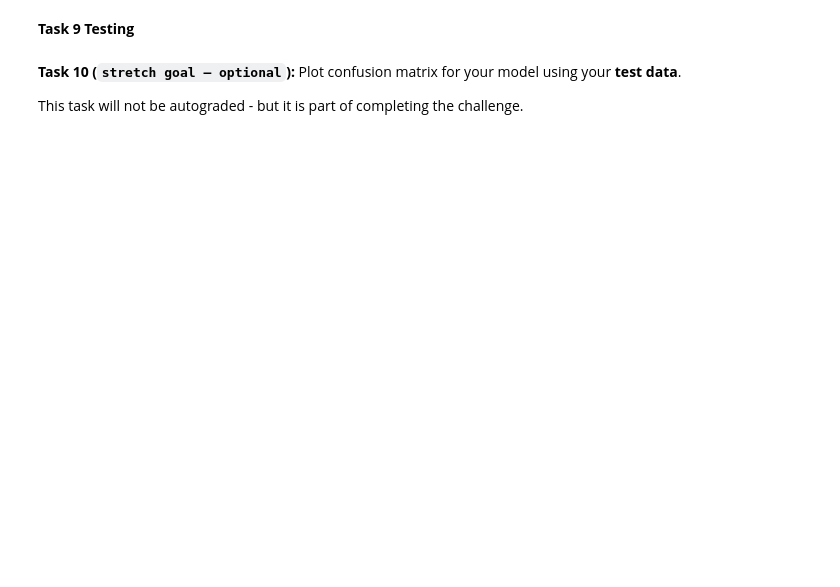
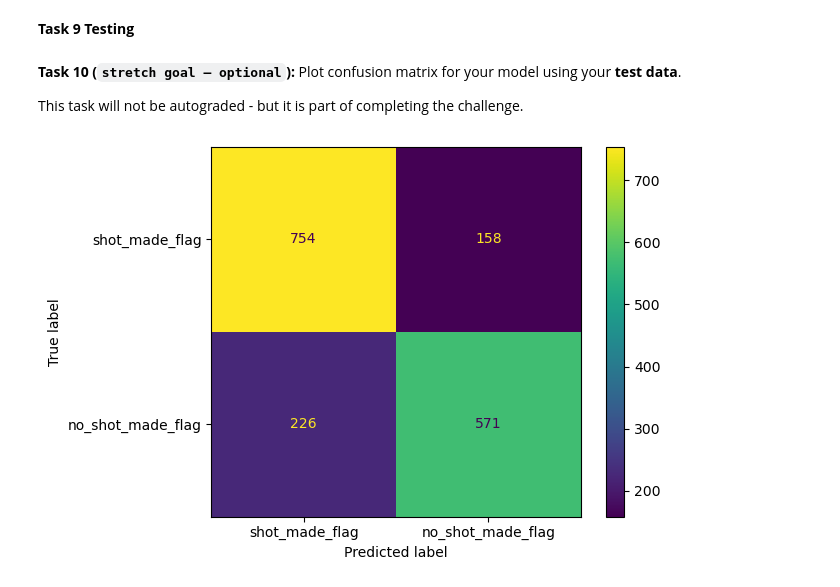
Before and after one commit to ayebaishmo/Curry-s-Shots, a Jupyter notebook: sprint_challenge/DS_Sprint_Challenge_22.ipynb, the cells around one changed output. Saved outputs shown, nothing was run; the diff lists cells and outputs as text; code cells hidden in the pictures; blank space fills up the shorter version.

Commit message:
Plotted the confusion matrix

```diff
--- a/sprint_challenge/DS_Sprint_Challenge_22.ipynb
+++ b/sprint_challenge/DS_Sprint_Challenge_22.ipynb
@@ -334,0 +324,14 @@ raise NotImplementedError()
+# %%
+'''T10. Plot ROC curve.'''
+from sklearn.metrics import ConfusionMatrixDisplay
+plot_confusion_matrix = ConfusionMatrixDisplay.from_estimator
+
+plot_confusion_matrix(
+    model_rf_rs,
+    X_test,
+    y_test,
+    values_format='.0f',
+    display_labels=['shot_made_flag', 'no_shot_made_flag']
+);
+# %% [output]
+[figure, added]
```
Also changed, not shown: parts of 4 cells of this notebook.
